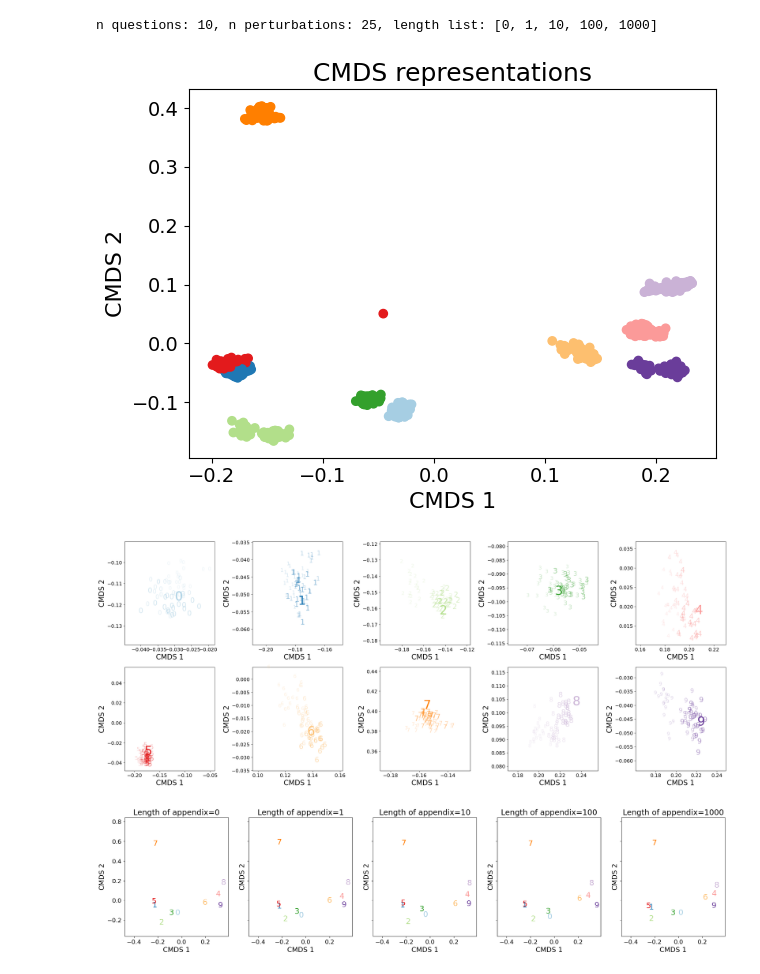
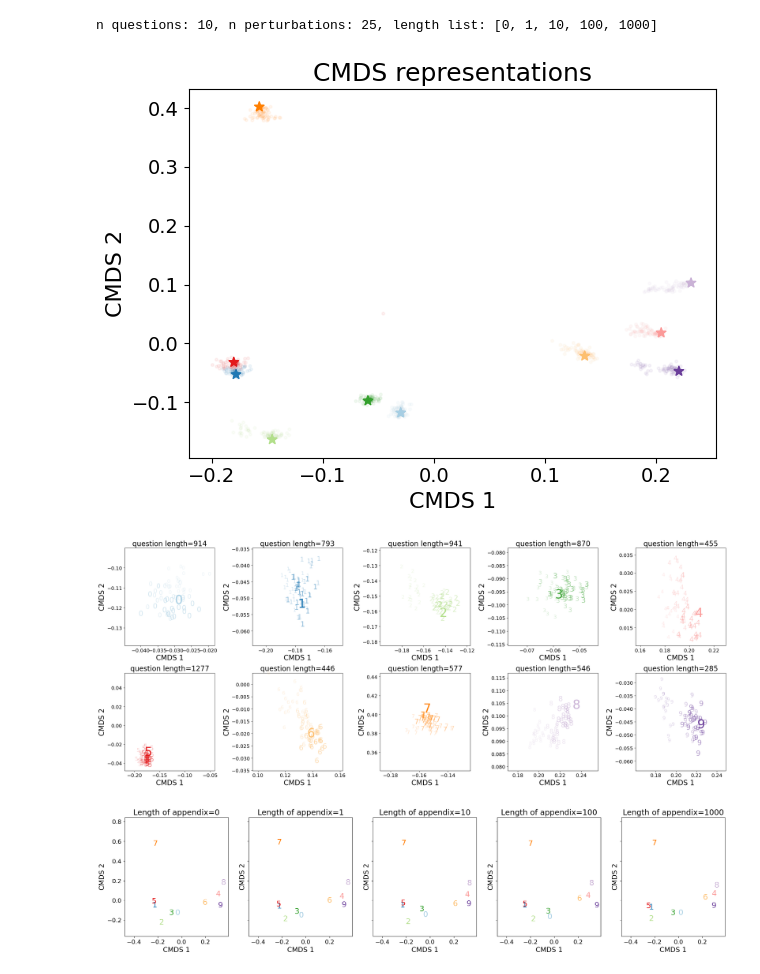
Before and after one commit to hhelm10/pnma, a Jupyter notebook: experiments/bias-medqa/med-qa-experiment-with-insertions-perturbations-analysis.ipynb, the cells around one changed output. Saved outputs shown, nothing was run; the diff lists cells and outputs as text; code cells hidden in the pictures.

```diff
--- a/experiments/bias-medqa/med-qa-experiment-with-insertions-perturbations-analysis.ipynb
+++ b/experiments/bias-medqa/med-qa-experiment-with-insertions-perturbations-analysis.ipynb
@@ -75,6 +80,7 @@ embds = []
 n_p_use=20
 
 labels = []
+markers = []
 
 for length in length_list:
     for i, question in enumerate(question_list):
@@ -82,11 +88,13 @@ for length in length_list:
             embds += list(embeddings_dict[dict_key][length][question][0])
 
             labels+=[i]
+            markers.append('*')
             continue
 
         for mc in range(n_p_use):
             embds += list(embeddings_dict[dict_key][length][question][mc])
             labels+=[i]
+            markers.append('.')
 
 embds=np.vstack(embds)
 cmds_embds = ClassicalMDS(n_components=2).fit_transform(embds)
@@ -94,7 +102,9 @@ labels=np.array(labels)
 
 fig, ax = plt.subplots(1,1)
 
-ax.scatter(cmds_embds[:, 0], cmds_embds[:, 1], c=np.array(colors)[labels])
+ax.scatter(cmds_embds[:10, 0], cmds_embds[:10, 1], c=np.array(colors)[labels[:10]], marker='*', s=50)
+ax.scatter(cmds_embds[10:, 0], cmds_embds[10:, 1], c=np.array(colors)[labels[10:]], marker='.', s=15, alpha=0.05)
+
 # ax.legend()
 
 ax.set_title('CMDS representations', fontsize=18)
@@ -105,7 +115,7 @@ ax.tick_params(labelsize=14)
 
 plt.tight_layout()
 # %% [output]
-[figure, old version]
+[figure, new version]
 # %%
 fig, ax = plt.subplots(2, 5, figsize=(25,10))
 
@@ -117,37 +127,41 @@ for i, question in enumerate(question_list):
     row = int(np.math.floor(i/5))
 
     inds = np.where(labels==i)[0]
+
+    length_question = len(question)
 
     for j, length in enumerate(length_list):
         fs = fontsize_list[j]
         a=alpha_list[j]
         if j == 0:
             ind = inds[0]
             ax[row, col].text(cmds_embds[ind, 0], cmds_embds[ind, 1], s=i, alpha=a, fontsize=fs, c=colors[i])
             continue
 
         temp_inds = inds[1 + j*n_p_use: 1 + (j+1)*n_p_use]
 
         for ind in temp_inds:
             ax[row, col].text(cmds_embds[ind, 0], cmds_embds[ind, 1], s=i, alpha=a, fontsize=fs, c=colors[i])
 
     miny = np.min(cmds_embds[inds, 1])
     maxy = np.max(cmds_embds[inds, 1])
 
     minx = np.min(cmds_embds[inds, 0])
     maxx = np.max(cmds_embds[inds, 0])
 
     ax[row, col].set_xlim(minx - 0.1*abs(minx), maxx + 0.1*abs(maxx))
     ax[row, col].set_ylim(miny - 0.1*abs(miny), maxy + 0.1*abs(maxy))
 
     ax[row, col].set_xlabel('CMDS 1', fontsize=20)
     ax[row, col].set_ylabel('CMDS 2', fontsize=20)
 
+    ax[row, col].set_title(f'question length={length_question}', fontsize=20)
+
     ax[row, col].tick_params(labelsize=14)
 
 plt.tight_layout()
 # %% [output]
-[figure, old version]
+[figure, new version]
 # %%
 embedding_distances_dict = {}
 
```
Also changed, not shown: parts of 2 cells of this notebook, 6 other files.
